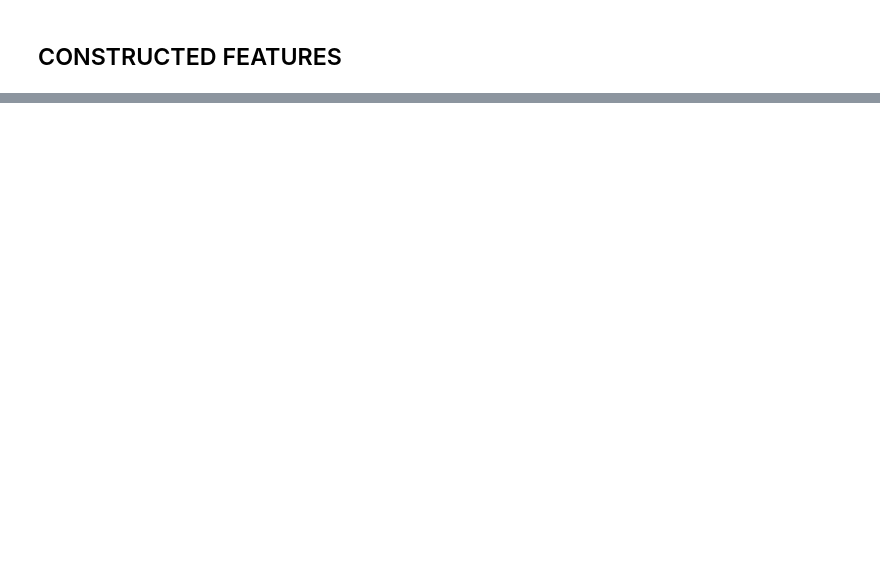
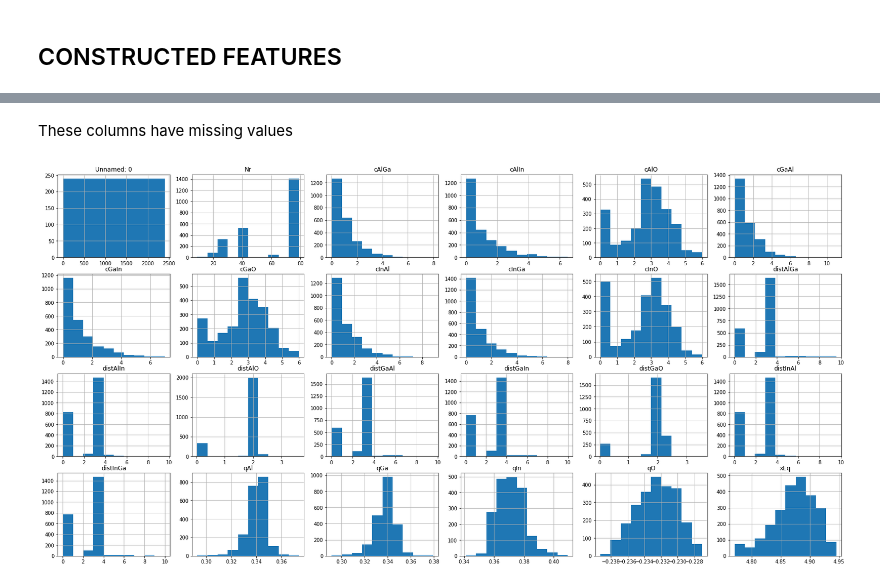
Before and after one commit to taidopurason/nomad2018, a Jupyter notebook: Data exploration.ipynb, the cells around one changed output, grey strips where cells are left out. Drawn from its saved outputs; the diff is of its cells as text; code cells hidden in the pictures; blank space fills up the shorter version.

```diff
--- a/Data exploration.ipynb
+++ b/Data exploration.ipynb
@@ -93,2 +114,4 @@ array([0.02774319, 0.0035624 , 0.12932906, 0.06645898, 0.20694635,
 # %% [markdown]
 ## CONSTRUCTED FEATURES
+# %%
+additional_train_data = pd.read_csv("additionalAttributes.csv", delimiter=",")
@@ -94,0 +159,10 @@ array([0.02774319, 0.0035624 , 0.12932906, 0.06645898, 0.20694635,
+# %% [markdown]
+These columns have missing values
+# %%
+fig, ax = plt.subplots(nrows=4, ncols=6, figsize=(28,14))
+for col, ax_i in zip(additional_train_data.columns, ax.flatten()):
+    additional_train_data[col].hist(ax=ax_i)
+    ax_i.set_title(col)
+plt.show()
+# %% [output]
+[figure, added]
```
Also changed, not shown: parts of 11 cells of this notebook.
